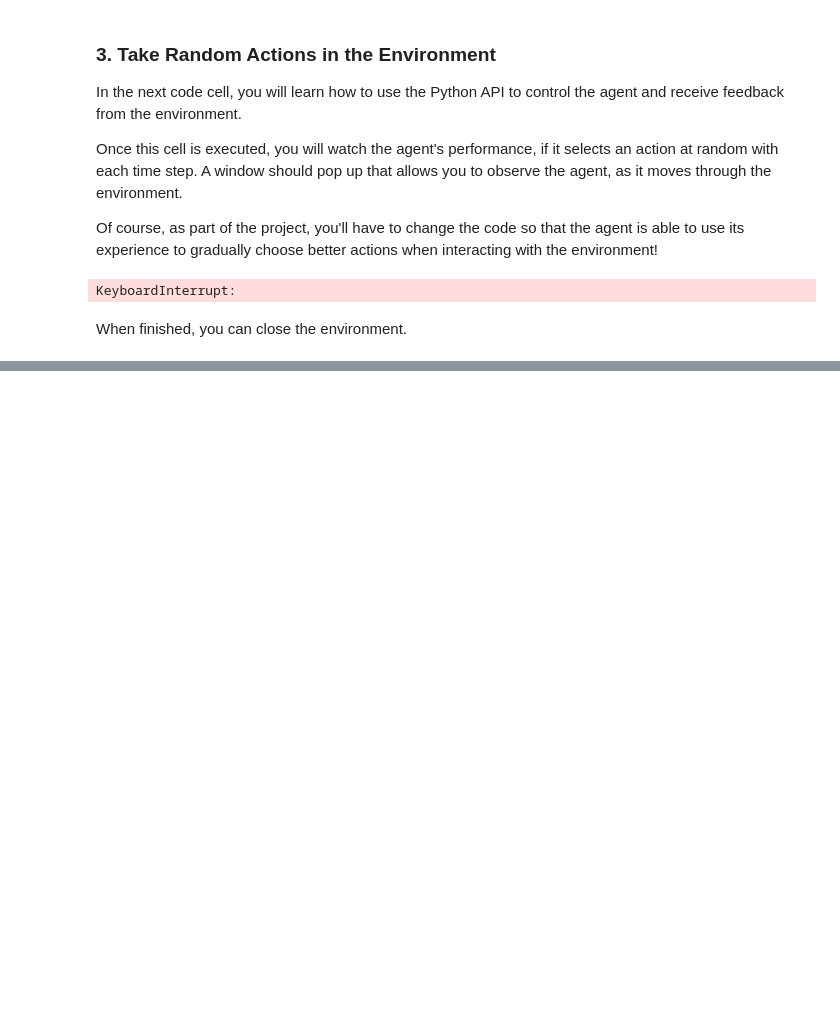
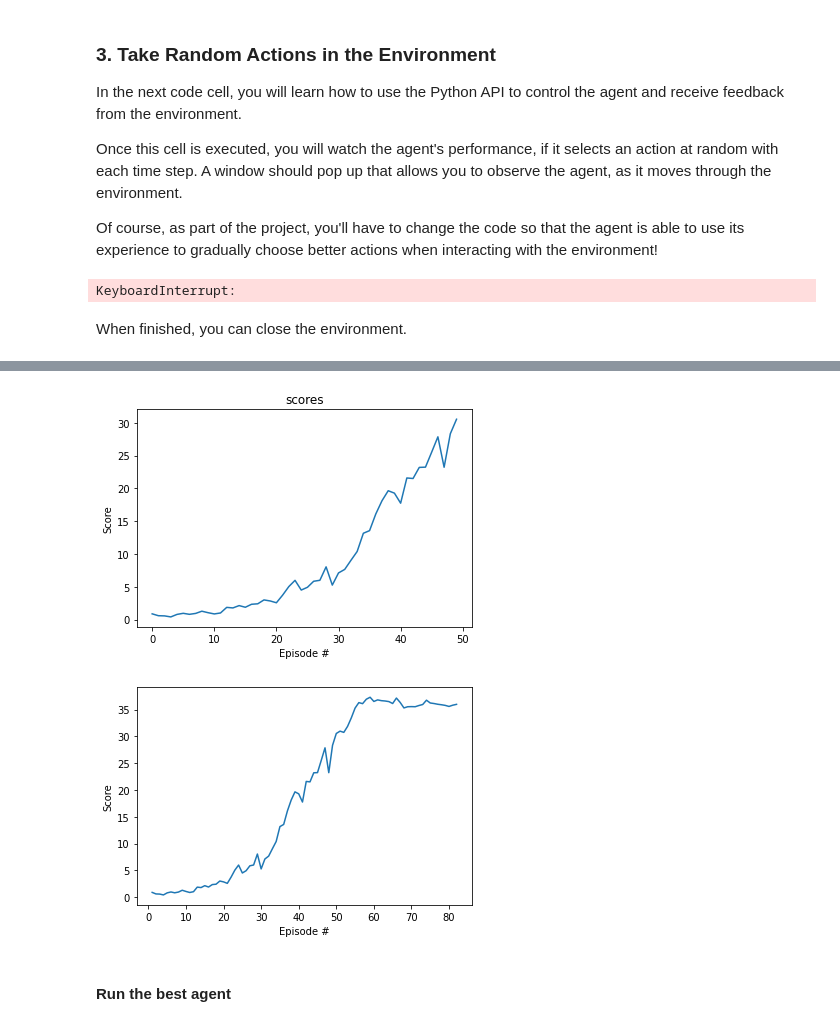
Before and after one commit to michaelprichardson/udacity-rl-continuos-control, a Jupyter notebook: Continuous_Control.ipynb, the cells around one changed output, grey strips where cells are left out. Cells and saved outputs as stored; diff of their text form; code cells hidden in the pictures; blank space fills up the shorter version.

Commit message:
Add plotting and multiple agent testing

```diff
--- a/Continuous_Control.ipynb
+++ b/Continuous_Control.ipynb
@@ -127,0 +137,72 @@ When finished, you can close the environment.
+# %%
+agent = Agent(
+    state_size=state_size,
+    action_size=action_size,
+    n_agents=num_agents,
+    random_seed=568
+)
+# %%
+def plot_scores(scores, rolling_avgs, save_fig=False):
+    """Plot scores and optional rolling mean using specified window."""
+    fig = plt.figure()
+    ax = fig.add_subplot(111)
+    plt.plot(np.arange(len(scores)), scores)
+    plt.ylabel('Score')
+    plt.xlabel('Episode #')
+    plt.title(f'scores')
+    plt.plot(rolling_avgs);
+
+    if save_fig:
+        plt.savefig(f'figures_scores.png', bbox_inches='tight', pad_inches=0)
+# %%
+def ddpg(n_episodes=10000, max_t=1000, print_every=50):
+    scores_deque = deque(maxlen=print_every)
+    scores = []
+    rolling_avgs = []
+    for i_episode in range(1, n_episodes+1):
+        env_info = env.reset(train_mode=True)[brain_name]
+        states = env_info.vector_observations
+        agent.reset()
+        score = np.zeros(num_agents)
+        for t in range(max_t):
+            actions = agent.act(states)
+
+            env_info = env.step(actions)[brain_name]
+            next_states = env_info.vector_observations         # get next state (for each agent)
+            rewards = env_info.rewards                         # get reward (for each agent)
+            dones = env_info.local_done                        # see if episode finished
+
+            agent.step(states, actions, rewards, next_states, dones)
+            states = next_states
+            score += rewards
+            if any(dones):
+                break
+
+        scores_deque.append(np.mean(score))
+        scores.append(np.mean(score))
+        rolling_avg = np.mean(scores_deque) # calculate rolling average
+        rolling_avgs.append(rolling_avg) # save most recent rolling average
+
+        print('\rEpisode {}\tAverage Score: {:.2f}'.format(i_episode, rolling_avg, end=""))
+        torch.save(agent.actor_local.state_dict(), './checkpoint_actor.pth')
+        torch.save(agent.critic_local.state_dict(), './checkpoint_critic.pth')
+        if i_episode % print_every == 0:
+            print('\rEpisode {}\tAverage Score: {:.2f}'.format(i_episode, rolling_avg))
+            plot_scores(scores, rolling_avg)
+        if rolling_avg >= 30.0:
+            print('\nEnvironment solved in {:d} episodes!\tAverage Score: {:.2f}'.format(i_episode - print_every, rolling_avg))
+            torch.save(agent.actor_local.state_dict(), './checkpoint_actor.pth')
+            torch.save(agent.critic_local.state_dict(), './checkpoint_critic.pth')
+            break
+
+    return scores, rolling_avgs
+
+scores, rolling_avgs = ddpg()
+
+fig = plt.figure()
+ax = fig.add_subplot(111)
+plt.plot(np.arange(1, len(scores)+1), scores)
+plt.ylabel('Score')
+plt.xlabel('Episode #')
+plt.show()
+# %% [output]
@@ -127,0 +226,2 @@ When finished, you can close the environment.
+[figure, added]
+[figure, added]
@@ -127,0 +288,2 @@ When finished, you can close the environment.
+# %% [markdown]
+#### Run the best agent
```
Also changed, not shown: parts of 10 cells of this notebook.
